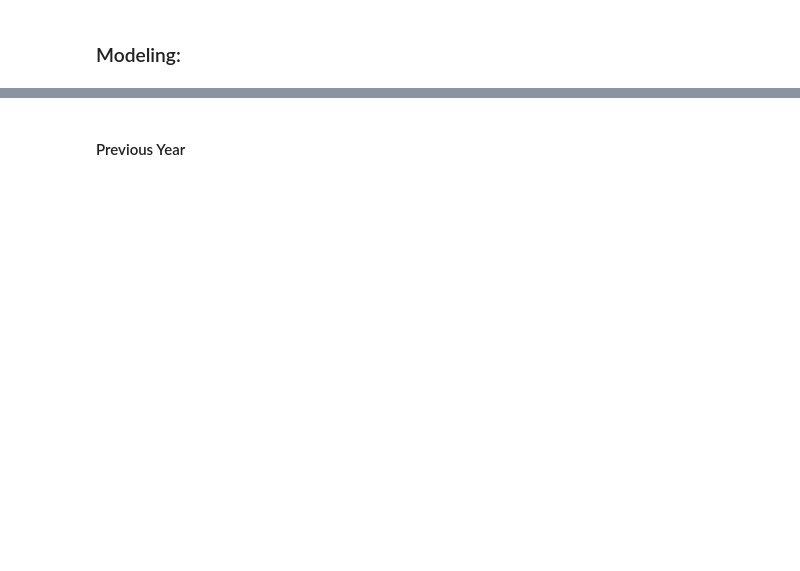
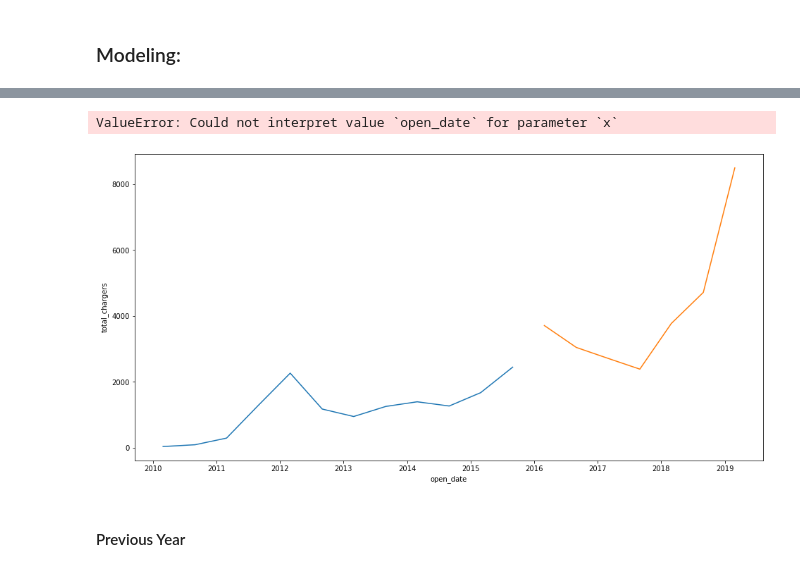
Before and after one commit to jeffakins/EV_Charger_Growth, a Jupyter notebook: individual_project.ipynb, the cells around one changed output, grey strips where cells are left out. Drawn from its saved outputs; the diff is of its cells as text; code cells hidden in the pictures; blank space fills up the shorter version.

Commit message:
Add timeseries model to notebook

```diff
--- a/individual_project.ipynb
+++ b/individual_project.ipynb
@@ -196,8 +242,8 @@ plt.show()
 # %%
-model = Holt(train['rolling_total_chargers'], exponential = True)
+model = Holt(train['total_chargers'], exponential = True)
 model = model.fit(smoothing_level = .1,
                   smoothing_slope = .1,
                   optimized = False)
 yhat_items = model.predict(start = validate.index[0],
                            end = validate.index[-1])
-yhat_df[col] = round(yhat_items, 2)
+yhat = round(yhat_items, 2)
@@ -217,0 +250,2 @@ validate.head(1)
+# %%
+yhat = pd.DataFrame(yhat)
@@ -218,3 +263,17 @@ validate.head(1)
+# %%
+# Holt Plot
+plt.figure(figsize=(16,8))
+sns.lineplot(x='open_date', y='total_chargers', data=train)
+sns.lineplot(x='open_date', y='total_chargers', data=validate)
+sns.lineplot(x='open_date', y='total_chargers', data=yhat)
+
+plt.title('Plot of the Sum of New Chargers over Time')
+plt.xlabel('Charger Station Open Date')
+plt.ylabel('Sum of Chargers Installed')
+plt.show()
+# %% [output]
+ValueError: Could not interpret value `open_date` for parameter `x`
+[figure, added]
 # %% [markdown]
 #### Previous Year
 # %%
```
Also changed, not shown: parts of 26 cells of this notebook.
